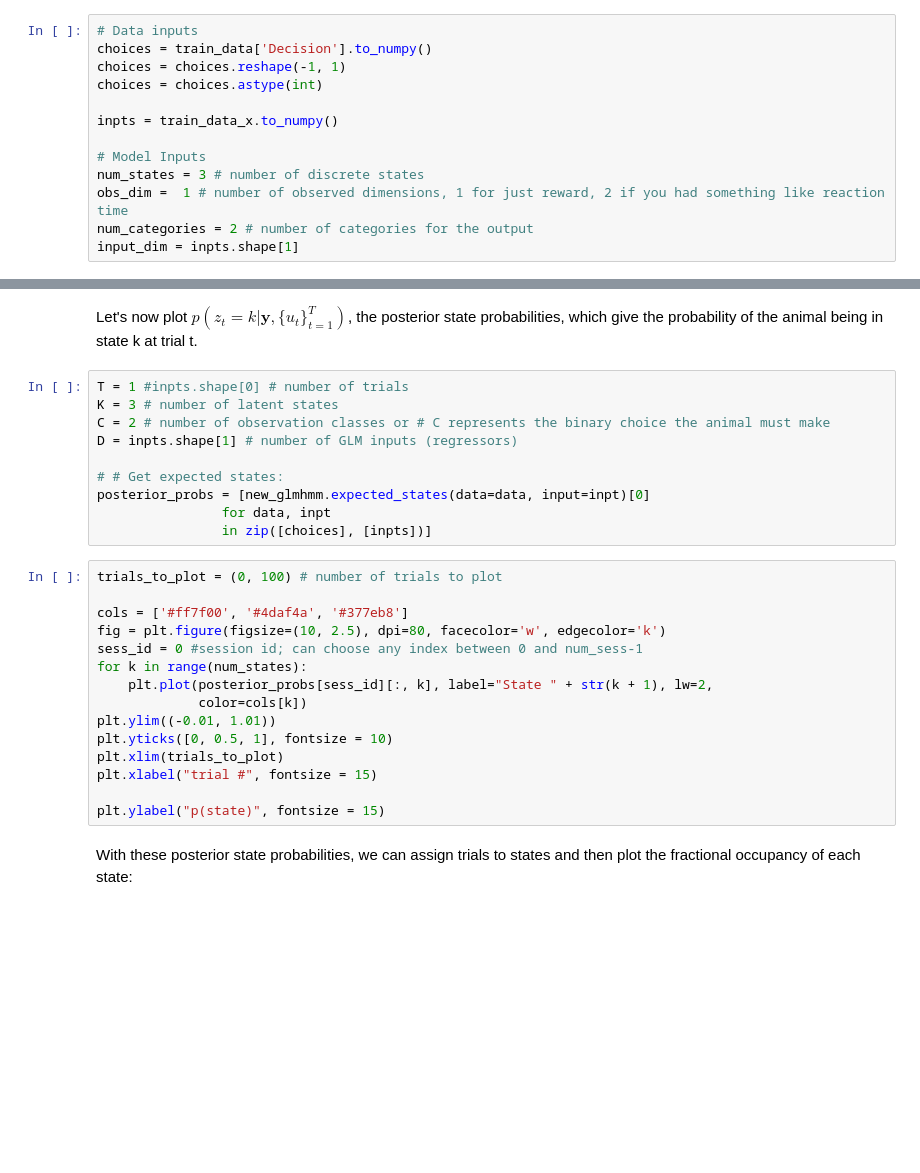
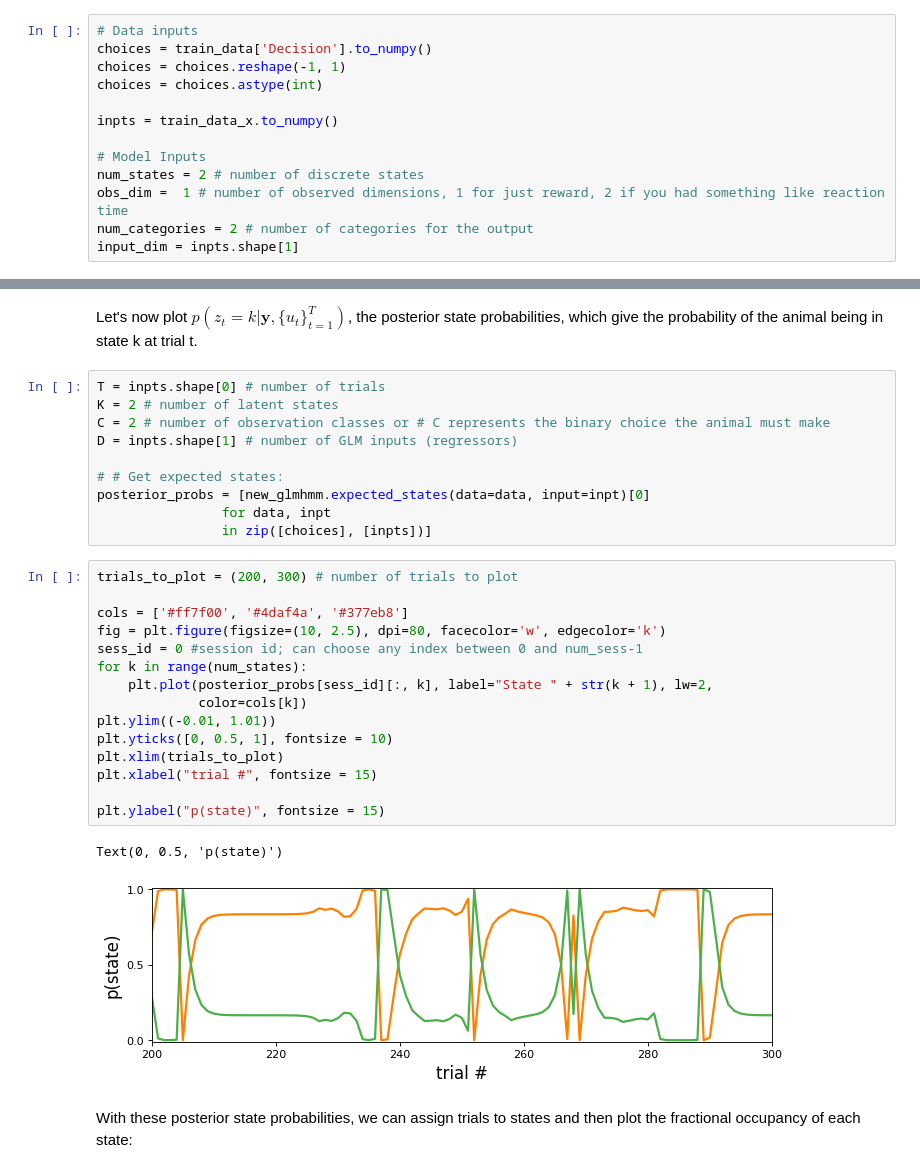
Before and after one commit to jbwallace123/glm_and_glmhmm, a Jupyter notebook: notebooks/Input-Driven-Observations(GLM-HMM)-SabaLab.ipynb, the cells around one changed output, grey strips where cells are left out. Cells and saved outputs as stored; diff of their text form; blank space fills up the shorter version.

Commit message:
updating plotting functions

```diff
--- a/notebooks/Input-Driven-Observations(GLM-HMM)-SabaLab.ipynb
+++ b/notebooks/Input-Driven-Observations(GLM-HMM)-SabaLab.ipynb
@@ -176,7 +165,7 @@ choices = choices.astype(int)
 inpts = train_data_x.to_numpy()
 
 # Model Inputs
-num_states = 3 # number of discrete states
+num_states = 2 # number of discrete states
 obs_dim =  1 # number of observed dimensions, 1 for just reward, 2 if you had something like reaction time
 num_categories = 2 # number of categories for the output
 input_dim = inpts.shape[1]
@@ -214,8 +209,8 @@ plt.show()
 # %% [markdown]
 Let's now plot $p(z_{t} = k|\mathbf{y}, \{u_{t}\}_{t=1}^{T})$, the posterior state probabilities, which give the probability of the animal being in state k at trial t.
 # %%
-T = 1 #inpts.shape[0] # number of trials
-K = 3 # number of latent states
+T = inpts.shape[0] # number of trials
+K = 2 # number of latent states
 C = 2 # number of observation classes or # C represents the binary choice the animal must make
 D = inpts.shape[1] # number of GLM inputs (regressors)
 
@@ -224,20 +219,23 @@ posterior_probs = [new_glmhmm.expected_states(data=data, input=inpt)[0]
                 for data, inpt
                 in zip([choices], [inpts])]
 # %%
-trials_to_plot = (0, 100) # number of trials to plot
+trials_to_plot = (200, 300) # number of trials to plot
 
 cols = ['#ff7f00', '#4daf4a', '#377eb8']
 fig = plt.figure(figsize=(10, 2.5), dpi=80, facecolor='w', edgecolor='k')
 sess_id = 0 #session id; can choose any index between 0 and num_sess-1
 for k in range(num_states):
     plt.plot(posterior_probs[sess_id][:, k], label="State " + str(k + 1), lw=2,
              color=cols[k])
 plt.ylim((-0.01, 1.01))
 plt.yticks([0, 0.5, 1], fontsize = 10)
 plt.xlim(trials_to_plot)
 plt.xlabel("trial #", fontsize = 15)
 
 plt.ylabel("p(state)", fontsize = 15)
+# %% [output]
+Text(0, 0.5, 'p(state)')
+[figure, added]
 # %% [markdown]
 With these posterior state probabilities, we can assign trials to states and then plot the fractional occupancy of each state:
 # %%
```
Also changed, not shown: parts of 16 cells of this notebook.
